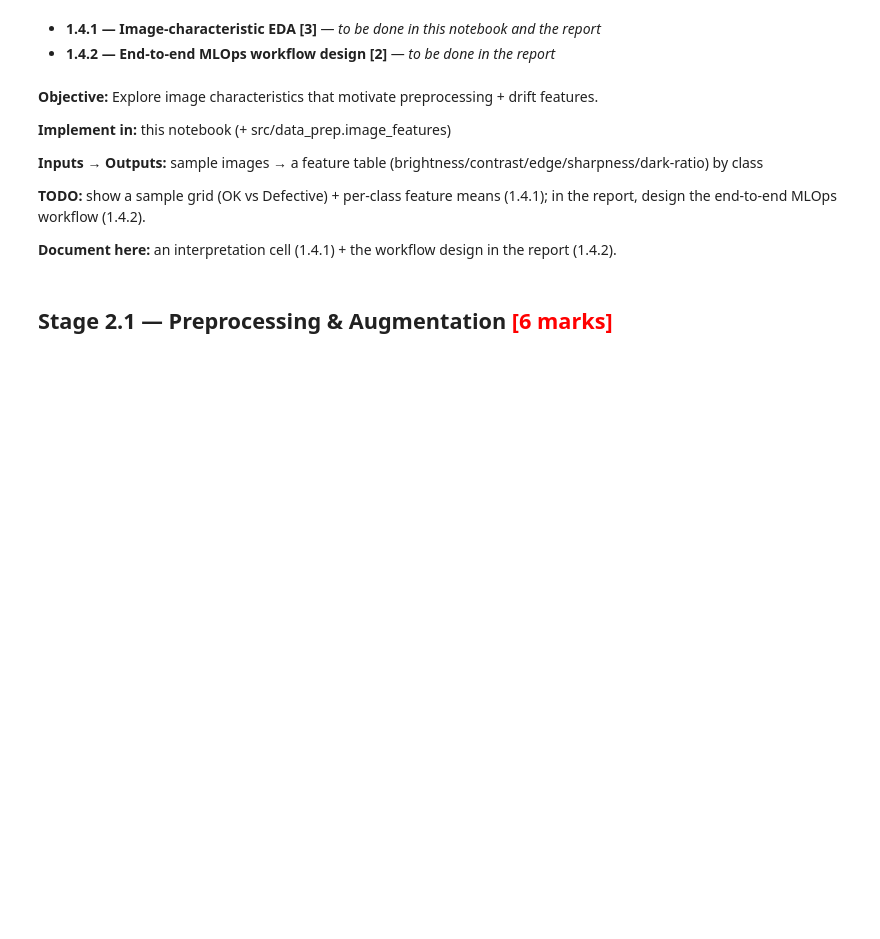
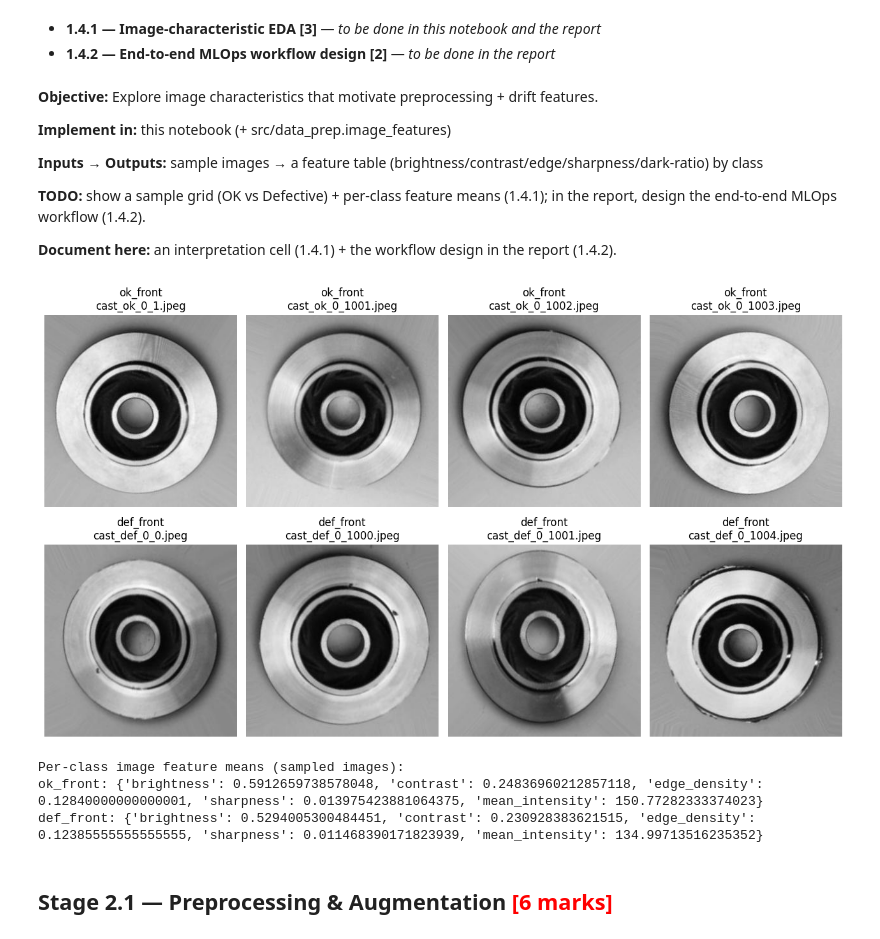
Before and after one commit to POOJABHARDWAJ967/Casting_Defect_MLOPS, a Jupyter notebook: Data_Preparation.ipynb, the cells around one changed output. Cells and saved outputs as stored; diff of their text form; code cells hidden in the pictures; blank space fills up the shorter version.

Commit message:
Complete MLOps notebook and training pipeline updates

```diff
--- a/Data_Preparation.ipynb
+++ b/Data_Preparation.ipynb
@@ -85,7 +118,61 @@ from src import data_prep
 
 **Document here:** an interpretation cell (1.4.1) + the workflow design in the report (1.4.2).
 # %%
-# TODO 1.4.1: sample-image grid; per-class image_features means
+from pathlib import Path
+from PIL import Image
+import matplotlib.pyplot as plt
+import numpy as np
+
+from src.data_prep import find_data_root, list_images, image_features
+import config
+
+root = find_data_root()
+train_items = list_images(root / "train")
+
+sample_per_class = 4
+feature_names = ["brightness", "contrast", "edge_density", "sharpness", "mean_intensity"]
+class_samples = {}
+feature_means = {}
+
+for class_name in config.CLASSES:
+    class_idx = config.CLASS_TO_IDX[class_name]
+    class_paths = [p for p, y in train_items if y == class_idx]
+    class_samples[class_name] = class_paths[:sample_per_class]
+
+    class_feature_rows = []
+    for path in class_paths[:sample_per_class]:
+        with Image.open(path) as img:
+            class_feature_rows.append(image_features(img))
+
+    feature_means[class_name] = {
+        feat_name: float(np.mean([row[feat_name] for row in class_feature_rows]))
+        for feat_name in feature_names
+    }
+
+fig, axes = plt.subplots(len(config.CLASSES), sample_per_class, figsize=(3.2 * sample_per_class, 3.8 * len(config.CLASSES)))
+for row, class_name in enumerate(config.CLASSES):
+    for col, path in enumerate(class_samples[class_name]):
+        ax = axes[row, col]
+        with Image.open(path) as img:
+            ax.imshow(img, cmap="gray")
+        ax.set_title(f"{class_name}\n{path.name}")
+        ax.axis("off")
+
+    if len(class_samples[class_name]) < sample_per_class:
+        for col in range(len(class_samples[class_name]), sample_per_class):
+            axes[row, col].axis("off")
+
+plt.tight_layout()
+plt.show()
+
+print("Per-class image feature means (sampled images):")
+for class_name, means in feature_means.items():
+    print(f"{class_name}: {means}")
+# %% [output]
+[figure, added]
+Per-class image feature means (sampled images):
+ok_front: {'brightness': 0.5912659738578048, 'contrast': 0.24836960212857118, 'edge_density': 0.12840000000000001, 'sharpness': 0.013975423881064375, 'mean_intensity': 150.77282333374023}
+def_front: {'brightness': 0.5294005300484451, 'contrast': 0.230928383621515, 'edge_density': 0.12385555555555555, 'sharpness': 0.011468390171823939, 'mean_intensity': 134.99713516235352}
 # %% [markdown]
 ## **Stage 2.1 — Preprocessing & Augmentation** <font color="red">[6 marks]</font>
 # %% [markdown]
```
Also changed, not shown: parts of 4 cells of this notebook, 7 other files.
